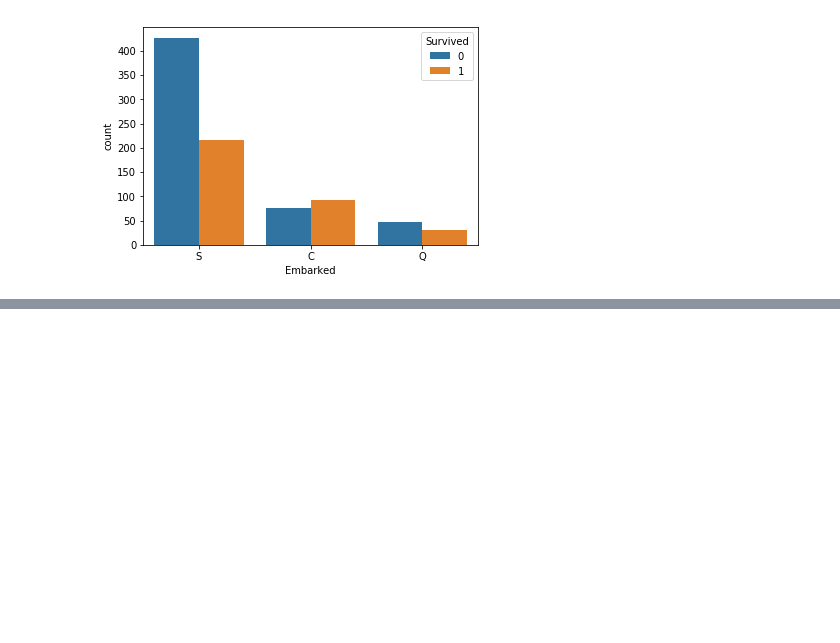
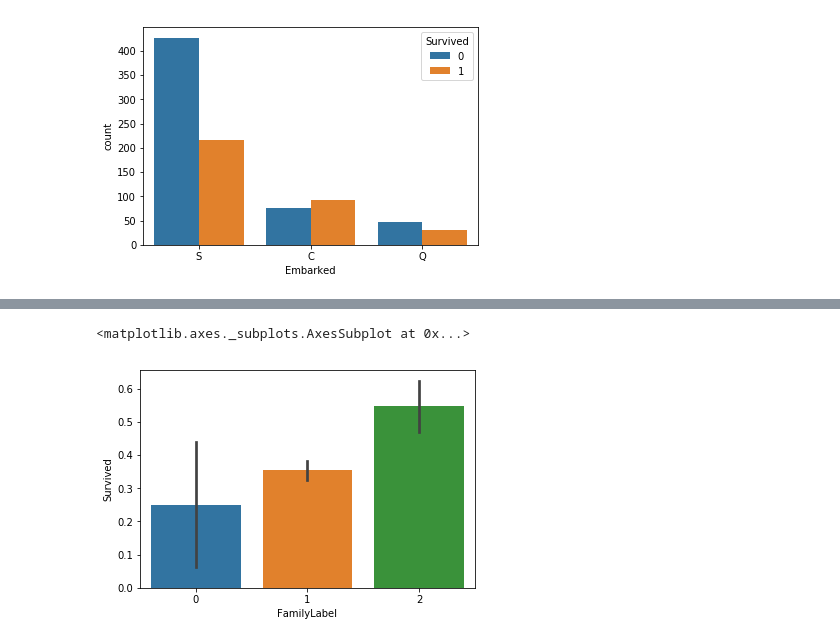
Before and after one commit to Sz-wyz/learngit, a Jupyter notebook: kaggle_Titanic_practice.ipynb, the cells around one changed output, grey strips where cells are left out. Drawn from its saved outputs; the diff is of its cells as text; code cells hidden in the pictures; blank space fills up the shorter version.

```diff
--- a/kaggle_Titanic_practice.ipynb
+++ b/kaggle_Titanic_practice.ipynb
@@ -111,0 +157,15 @@ Title_Dict.update()
+# %%
+#按生存率把familysize 分为三类 构成familylabel
+def Fam_label(s):
+    if (s >= 2)& (s <= 4):
+        return 2
+    elif ((s>4) & (s <= 7)) | (s == 1):
+        return 1
+    elif (s>7):
+        return 0
+
+all_data['FamilyLabel'] = all_data['FamilySize'].apply(Fam_label)
+sns.barplot(x = 'FamilyLabel' ,y = 'Survived', data = all_data)
+# %% [output]
+<matplotlib.axes._subplots.AxesSubplot at 0x...>
+[figure, added]
```
Also changed, not shown: parts of 31 cells of this notebook.
